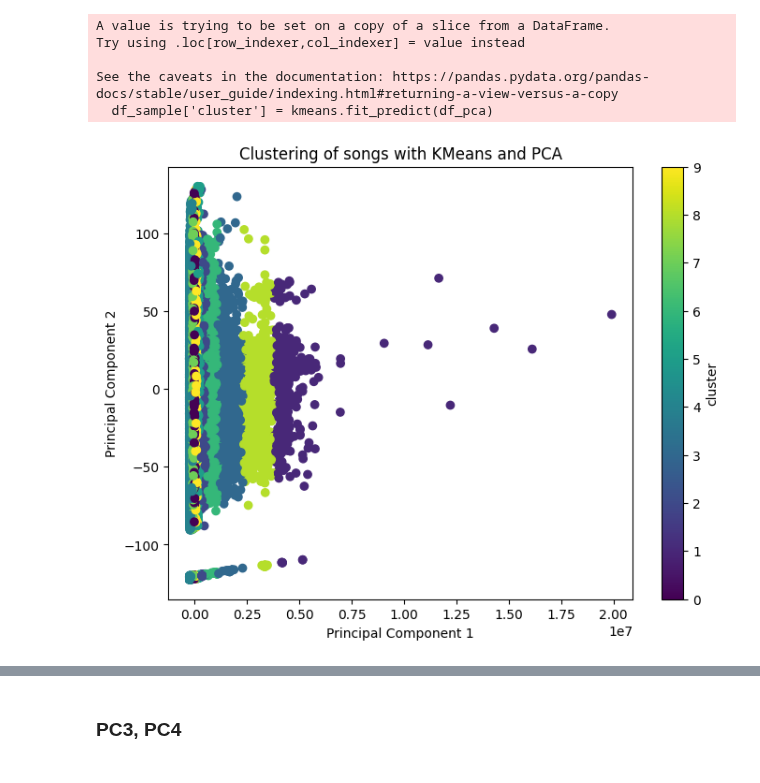
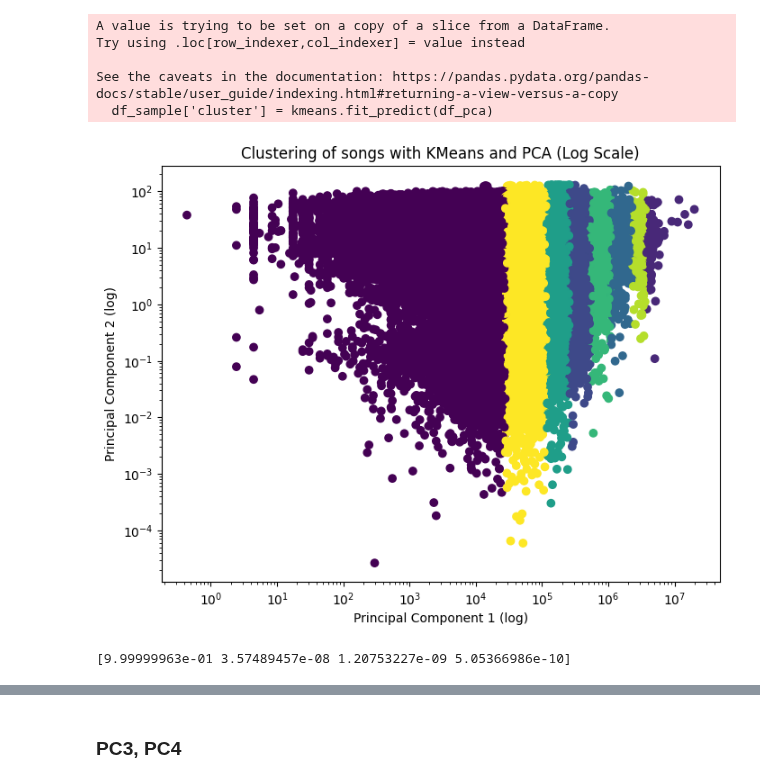
Before and after one commit to enekobarod/Suggestify, a Jupyter notebook: Suggestify/Suggestify.ipynb, the cells around one changed output, grey strips where cells are left out. Drawn from its saved outputs; the diff is of its cells as text; code cells hidden in the pictures.

```diff
--- a/Suggestify/Suggestify.ipynb
+++ b/Suggestify/Suggestify.ipynb
@@ -111,11 +111,16 @@ See the caveats in the documentation: https://pandas.pydata.org/pandas-docs/stab
 # %%
 #visualization
 plt.figure(figsize=(8, 6))
 plt.scatter(df_pca[:, 0], df_pca[:, 1], c=df_sample['cluster'], cmap='viridis')
-plt.title('Clustering of songs with KMeans and PCA')
-plt.xlabel('Principal Component 1')
-plt.ylabel('Principal Component 2')
-plt.colorbar(label='cluster')
+plt.xscale('log')
+plt.yscale('log')
+plt.title('Clustering of songs with KMeans and PCA (Log Scale)')
+plt.xlabel('Principal Component 1 (log)')
+plt.ylabel('Principal Component 2 (log)')
 plt.show()
 # %% [output]
-[figure, old version]
+[figure, new version]
+# %%
+print(pca.explained_variance_ratio_)
+# %% [output]
+[9.99999963e-01 3.57489457e-08 1.20753227e-09 5.05366986e-10]
```
Also changed, not shown: parts of 4 cells of this notebook.
